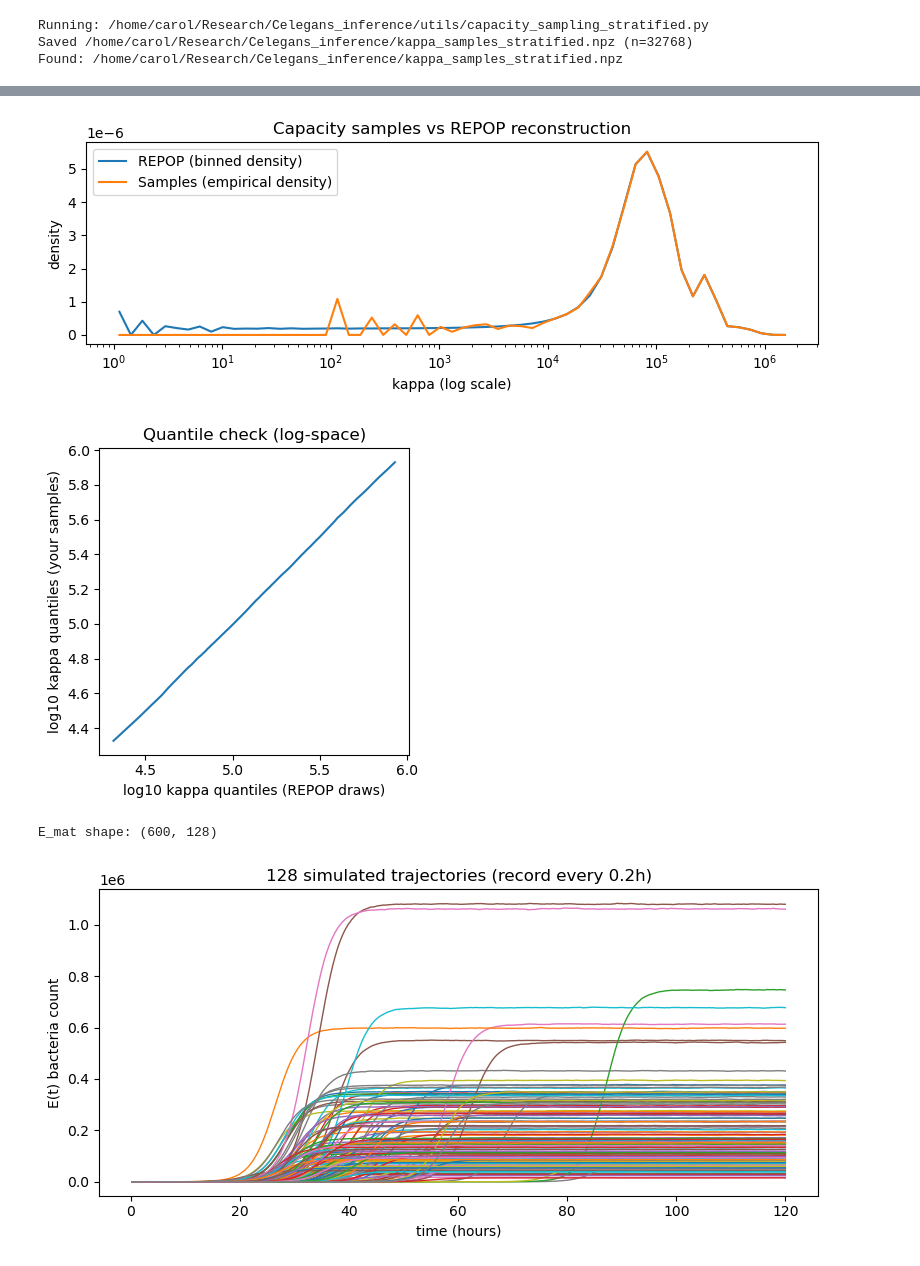
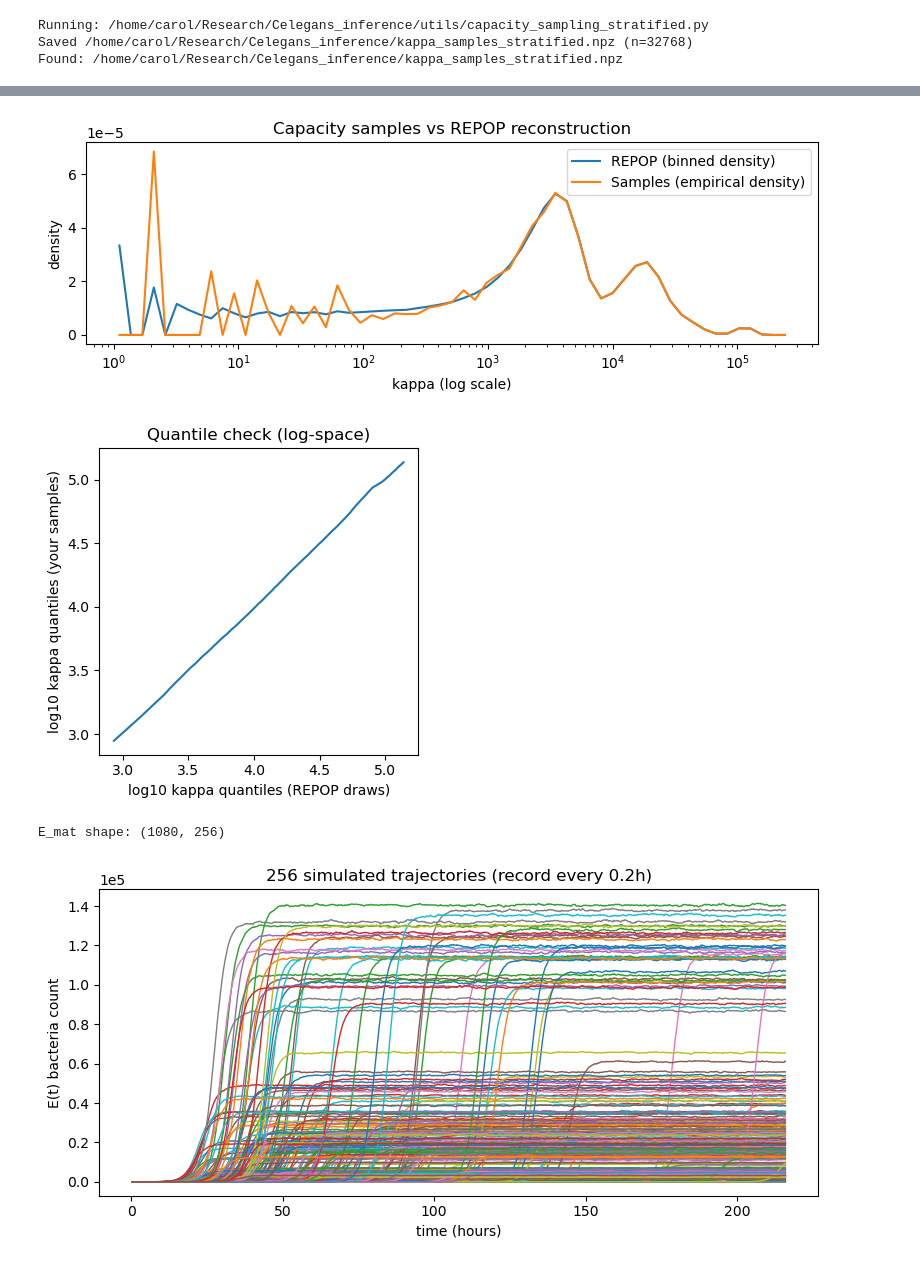
Before and after one commit to PessoaP/Celegans_inference, a Jupyter notebook: capacity_and_sim_debug.ipynb, the cells around one changed output, grey strips where cells are left out. Saved outputs shown, nothing was run; the diff lists cells and outputs as text; code cells hidden in the pictures.

```diff
--- a/capacity_and_sim_debug.ipynb
+++ b/capacity_and_sim_debug.ipynb
@@ -45,7 +45,7 @@ tensor([0, 1, 7, 5, 4, 2, 3, 6], device='cuda:0')
 Found: /home/carol/Research/Celegans_inference/capacity_day9_repop_precalibration.npz
 # %%
 # Cell 3 — Load and plot the reconstructed Day-9 capacity distribution (should have 4 Guassians)
-CAPACITY_REPOP_NPZ = os.path.join(PROJECT_ROOT, "capacity_Exp1_and_4.npz")
+CAPACITY_REPOP_NPZ = os.path.join(PROJECT_ROOT, "capacity_day9_repop_precalibration.npz")
 dat = np.load(CAPACITY_REPOP_NPZ)
 kappa = dat["kappa"].astype(np.float64).reshape(-1)
 p     = dat["p"].astype(np.float64).reshape(-1)
@@ -147,7 +147,7 @@ ax.legend()
 plt.tight_layout()
 plt.show()
 # %% [output]
-[figure, old version]
+[figure, new version]
 # %%
 # Cell 8 — Quick quantile comparison in log-space (optional)
 # Sample from REPOP pmf directly for a fair quantile overlay
@@ -166,7 +166,7 @@ ax.set_title("Quantile check (log-space)")
 plt.tight_layout()
 plt.show()
 # %% [output]
-[figure, old version]
+[figure, new version]
 # %%
 # Run a small simulation for trajectory visualization
 from utils import simulator
@@ -178,8 +178,8 @@ import torch
 # ----------------------------
 device = torch.device("cuda" if torch.cuda.is_available() else "cpu")
 
-N = 128                 # number of trajectories
-T_end = 120.0           # hours
+N = 256                 # number of trajectories
+T_end = 216.0           # hours
 dt_record = 0.2         # hours
 
 record_times = torch.arange(
@@ -198,24 +198,25 @@ kappa_all = data["kappa_samples"]   # adjust key if needed
 assert kappa_all.ndim == 1
 assert len(kappa_all) >= N
 
-# Choose 128 kappas (deterministic or random)
+# Choose N kappas to use for simulating (deterministic or random)
 rng = np.random.default_rng(0)
-kappa_128 = rng.choice(kappa_all, size=N, replace=False)
+kappa_smallsample = rng.choice(kappa_all, size=N, replace=False)
 
 # Move to torch
-kappa_128 = torch.tensor(kappa_128, dtype=torch.float32, device=device)
+kappa_smallsample = torch.tensor(kappa_smallsample, dtype=torch.float32, device=device)
 
 # ----------------------------
 # Parameters
 # ----------------------------
-alpha = 0.01
-mu    = 0.32
-d     = 0.038461538461538464*mu
+alpha = 0.02
+mu    = 0.5
+d = 0.001
+#d     = 0.01*mu
 
 params = torch.stack([
     torch.full((N,), alpha, device=device),
     torch.full((N,), mu,    device=device),
-    kappa_128,                          # per-trajectory κ
+    kappa_smallsample,                          # per-trajectory κ
     torch.full((N,), d,     device=device),
 ], dim=0)   # shape (4, N)
 
@@ -237,21 +238,21 @@ t_vec = record_times.to("cpu").numpy()
 
 print("E_mat shape:", E_mat.shape)   # (Trec, N)
 # %% [output]
-E_mat shape: (600, 128)
+E_mat shape: (1080, 256)
 # %%
 # Cell 11 — Plot all trajectories
 fig, ax = plt.subplots(figsize=(8, 4))
 for i in range(E_mat.shape[1]):
     ax.plot(t_vec, E_mat[:, i], linewidth=1)
 
 ax.set_xlabel("time (hours)")
 ax.set_ylabel("E(t) bacteria count")
-ax.set_title("128 simulated trajectories (record every 0.2h)")
+ax.set_title("256 simulated trajectories (record every 0.2h)")
 ax.ticklabel_format(style='sci', axis='y', scilimits=(0, 0), useOffset=False)
 plt.tight_layout()
 plt.show()
 # %% [output]
-[figure, old version]
+[figure, new version]
 # %%
 # Final-time populations across trajectories
 E_final = E_mat[-1, :]   # shape (N,)
```
Also changed, not shown: parts of 15 cells of this notebook, 22 other files.
